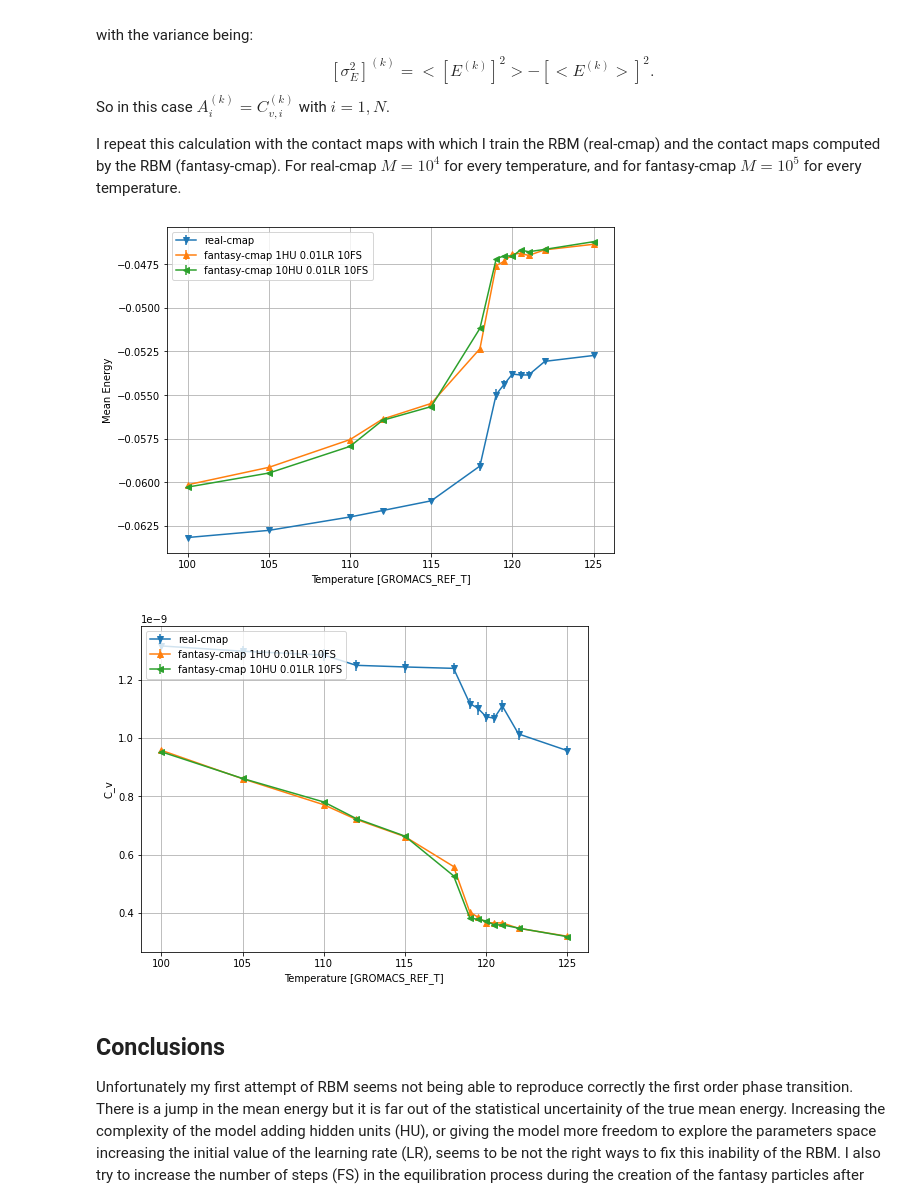
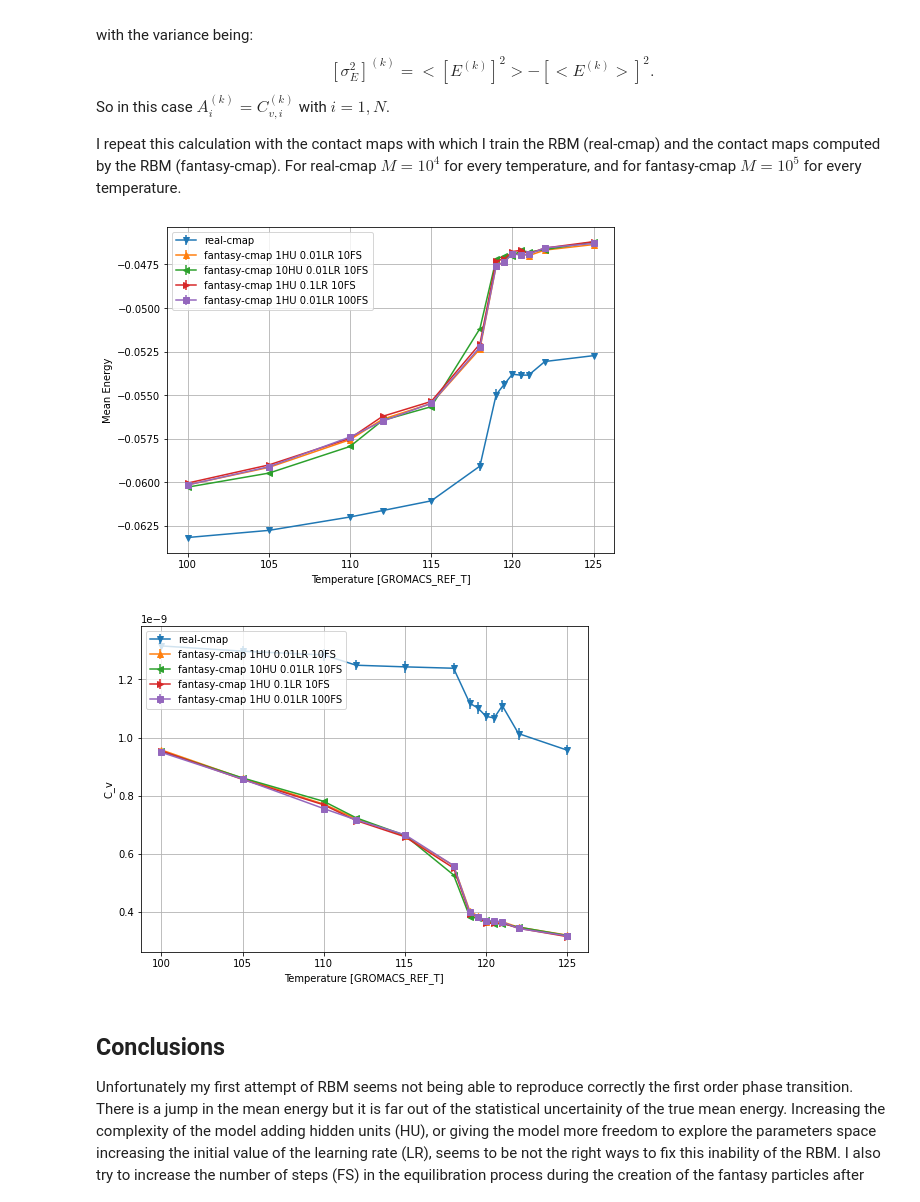
Before and after one commit to mattbona/protein-RBM, a Jupyter notebook: rbm/notebook/Gprotein_rbm.ipynb, the cells around one changed output. Drawn from its saved outputs; the diff is of its cells as text; code cells hidden in the pictures.

```diff
--- a/rbm/notebook/Gprotein_rbm.ipynb
+++ b/rbm/notebook/Gprotein_rbm.ipynb
@@ -356,7 +376,7 @@ I repeat this calculation with the contact maps with which I train the RBM (real
 For real-cmap $M=10^4$ for every temperature, and for fantasy-cmap $M=10^5$ for every temperature.
 # %%
 ### Load vectors with data
-# Real cmap
+# Load real cmap
 real_cmap_results = np.loadtxt("../results/thermodynamic-real-cmap.dat")
 real_cmap_results_sorted = real_cmap_results[real_cmap_results[:,0].argsort()]
 
@@ -366,7 +386,7 @@ real_cmap_std_dev = real_cmap_results_sorted[:,2]
 real_cmap_heat_capacity = real_cmap_results_sorted[:,3]/temperature_real_cmap**2
 real_cmap_std_dev_hc = real_cmap_results_sorted[:,4]/temperature_real_cmap**2
 
-# Fantasy cmap - 1Hidden Unit 0.01 Learning Rate 10 Fantasy steps
+# Load fantasy cmap - 1Hidden Unit 0.01 Learning Rate 10 Fantasy steps
 fantasy_cmap_results_01HiddenUnits = np.loadtxt("../results/01HiddenUnits/thermodynamic-fantasy-cmap.dat")
 fantasy_cmap_results_01HiddenUnits_sorted = fantasy_cmap_results_01HiddenUnits[fantasy_cmap_results_01HiddenUnits[:,0].argsort()]
 
@@ -376,7 +396,7 @@ fantasy_cmap_std_dev_01HiddenUnits = fantasy_cmap_results_01HiddenUnits_sorted[:
 fantasy_cmap_heat_capacity_01HiddenUnits = fantasy_cmap_results_01HiddenUnits_sorted[:,3]/temperature_fantasy_cmap_01HiddenUnits**2
 fantasy_cmap_std_dev_hc_01HiddenUnits = fantasy_cmap_results_01HiddenUnits_sorted[:,4]/temperature_fantasy_cmap_01HiddenUnits**2
 
-# Fantasy cmap - 10 Hidden Unit 0.01 Learning Rate 10 Fantasy steps
+# Load fantasy cmap - 10 Hidden Unit 0.01 Learning Rate 10 Fantasy steps
 fantasy_cmap_results_10HiddenUnits = np.loadtxt("../results/10HiddenUnits/thermodynamic-fantasy-cmap.dat")
 fantasy_cmap_results_10HiddenUnits_sorted = fantasy_cmap_results_10HiddenUnits[fantasy_cmap_results_10HiddenUnits[:,0].argsort()]
 
@@ -385,73 +405,79 @@ fantasy_cmap_mean_energy_10HiddenUnits = -fantasy_cmap_results_10HiddenUnits_sor
 fantasy_cmap_std_dev_10HiddenUnits = fantasy_cmap_results_10HiddenUnits_sorted[:,2]
 fantasy_cmap_heat_capacity_10HiddenUnits = fantasy_cmap_results_10HiddenUnits_sorted[:,3]/temperature_fantasy_cmap_10HiddenUnits**2
 fantasy_cmap_std_dev_hc_10HiddenUnits = fantasy_cmap_results_10HiddenUnits_sorted[:,4]/temperature_fantasy_cmap_10HiddenUnits**2
-'''
-# Fantasy cmap - 1Hidden Unit 0.1 Learning Rate 10 Fantasy steps
-fantasy_cmap_results_0_1LearningRate = np.loadtxt("../results/0_1LearningRate/energy-vs-var-fantasy-cmap.dat")
+
+# Load fantasy cmap - 1Hidden Unit 0.1 Learning Rate 10 Fantasy steps
+fantasy_cmap_results_0_1LearningRate = np.loadtxt("../results/0_1LearningRate/thermodynamic-fantasy-cmap.dat")
 fantasy_cmap_results_0_1LearningRate_sorted = fantasy_cmap_results_0_1LearningRate[fantasy_cmap_results_0_1LearningRate[:,0].argsort()]
 
 temperature_fantasy_cmap_0_1LearningRate = fantasy_cmap_results_0_1LearningRate_sorted[:,0]
 fantasy_cmap_mean_energy_0_1LearningRate = -fantasy_cmap_results_0_1LearningRate_sorted[:,1]
-fantasy_cmap_heat_capacity_0_1LearningRate = fantasy_cmap_results_0_1LearningRate_sorted[:,2]/temperature_fantasy_cmap_0_1LearningRate**2
-fantasy_cmap_std_dev_0_1LearningRate = np.sqrt(fantasy_cmap_results_0_1LearningRate_sorted[:,2])
+fantasy_cmap_std_dev_0_1LearningRate = fantasy_cmap_results_0_1LearningRate_sorted[:,2]
+fantasy_cmap_heat_capacity_0_1LearningRate = fantasy_cmap_results_0_1LearningRate_sorted[:,3]/temperature_fantasy_cmap_0_1LearningRate**2
+fantasy_cmap_std_dev_hc_0_1LearningRate = fantasy_cmap_results_0_1LearningRate_sorted[:,4]/temperature_fantasy_cmap_0_1LearningRate**2
 
-# Fantasy cmap - 1Hidden Unit 0.01 Learning Rate 100 Fantasy steps
-fantasy_cmap_results_100FantasySteps = np.loadtxt("../results/100FantasySteps/energy-vs-var-fantasy-cmap.dat")
+# Load fantasy cmap - 1Hidden Unit 0.01 Learning Rate 100 Fantasy steps
+fantasy_cmap_results_100FantasySteps = np.loadtxt("../results/100FantasySteps/thermodynamic-fantasy-cmap.dat")
 fantasy_cmap_results_100FantasySteps_sorted = fantasy_cmap_results_100FantasySteps[fantasy_cmap_results_100FantasySteps[:,0].argsort()]
 
 temperature_fantasy_cmap_100FantasySteps = fantasy_cmap_results_100FantasySteps_sorted[:,0]
 fantasy_cmap_mean_energy_100FantasySteps = -fantasy_cmap_results_100FantasySteps_sorted[:,1]
-fantasy_cmap_heat_capacity_100FantasySteps = fantasy_cmap_results_100FantasySteps_sorted[:,2]/temperature_fantasy_cmap_100FantasySteps**2
-fantasy_cmap_std_dev_100FantasySteps = np.sqrt(fantasy_cmap_results_100FantasySteps_sorted[:,2])
-'''
+fantasy_cmap_std_dev_100FantasySteps = fantasy_cmap_results_100FantasySteps_sorted[:,2]
+fantasy_cmap_heat_capacity_100FantasySteps = fantasy_cmap_results_100FantasySteps_sorted[:,3]/temperature_fantasy_cmap_100FantasySteps**2
+fantasy_cmap_std_dev_hc_100FantasySteps = fantasy_cmap_results_100FantasySteps_sorted[:,4]/temperature_fantasy_cmap_100FantasySteps**2
+
 ### Plot Mean energy vs temperature
-plt.figure(figsize=(8,6))
-# Real cmap
+plt.figure(figsize=(8,6)) #set figure size
+
+# Plot real cmap
 plt.errorbar(temperature_real_cmap, real_cmap_mean_energy,
              yerr=real_cmap_std_dev,marker='v',label="real-cmap")
-# Fantasy cmap
+# Plot fantasy cmap
 plt.errorbar(temperature_fantasy_cmap_01HiddenUnits, fantasy_cmap_mean_energy_01HiddenUnits,
              yerr=fantasy_cmap_std_dev_01HiddenUnits, marker='^',label="fantasy-cmap 1HU 0.01LR 10FS")
 plt.errorbar(temperature_fantasy_cmap_10HiddenUnits, fantasy_cmap_mean_energy_10HiddenUnits,
              yerr=fantasy_cmap_std_dev_10HiddenUnits, marker='<',label="fantasy-cmap 10HU 0.01LR 10FS")
-#plt.errorbar(temperature_fantasy_cmap_0_1LearningRate, fantasy_cmap_mean_energy_0_1LearningRate,
-#             yerr=fantasy_cmap_std_dev_0_1LearningRate, marker='>',label="fantasy-cmap 1HU 0.1LR 10FS")
-#plt.errorbar(temperature_fantasy_cmap_100FantasySteps, fantasy_cmap_mean_energy_100FantasySteps,
-#             yerr=fantasy_cmap_std_dev_100FantasySteps, marker='s',label="fantasy-cmap 1HU 0.01LR 100FS")
+plt.errorbar(temperature_fantasy_cmap_0_1LearningRate, fantasy_cmap_mean_energy_0_1LearningRate,
+             yerr=fantasy_cmap_std_dev_0_1LearningRate, marker='>',label="fantasy-cmap 1HU 0.1LR 10FS")
+plt.errorbar(temperature_fantasy_cmap_100FantasySteps, fantasy_cmap_mean_energy_100FantasySteps,
+             yerr=fantasy_cmap_std_dev_100FantasySteps, marker='s',label="fantasy-cmap 1HU 0.01LR 100FS")
 
 plt.xlabel('Temperature [GROMACS_REF_T]')
 plt.ylabel('Mean Energy')
 plt.grid(True)
 plt.legend(loc="upper left")
 
 plt.figure(figsize=(8,6)) # New figure for separated plots
 
 ### Plot Heat Capacity vs temperature
 # Real cmap
-#plt.plot(temperature_real_cmap, (real_cmap_std_dev**2)/temperature_real_cmap**2,label="real-cmap",marker='v')
+#plt.plot(temperature_real_cmap, (100*real_cmap_std_dev**2)/temperature_real_cmap**2,
+#         label="real-cmap",marker='v') #using the variance_E calculated over the blocks
 plt.errorbar(temperature_real_cmap, real_cmap_heat_capacity,
              yerr=real_cmap_std_dev_hc, marker='v',label="real-cmap")
 
 # Fantasy cmap
+#plt.plot(temperature_fantasy_cmap_01HiddenUnits,
+#         (100*fantasy_cmap_std_dev_01HiddenUnits**2)/temperature_fantasy_cmap_01HiddenUnits**2,
+#         marker='^',label="fantasy-cmap 1HU 0.01LR 10FS") #using the variance_E calculated over the blocks
 plt.errorbar(temperature_fantasy_cmap_01HiddenUnits, fantasy_cmap_heat_capacity_01HiddenUnits,
              yerr=fantasy_cmap_std_dev_hc_01HiddenUnits, marker='^',label="fantasy-cmap 1HU 0.01LR 10FS")
 plt.errorbar(temperature_fantasy_cmap_10HiddenUnits, fantasy_cmap_heat_capacity_10HiddenUnits,
              yerr=fantasy_cmap_std_dev_hc_10HiddenUnits, marker='<',label="fantasy-cmap 10HU 0.01LR 10FS")
-'''
-plt.plot(temperature_fantasy_cmap_0_1LearningRate, fantasy_cmap_heat_capacity_0_1LearningRate,
-         label="fantasy-cmap 1HU 0.1LR 10FS",marker='<')
-plt.plot(temperature_fantasy_cmap_100FantasySteps, fantasy_cmap_heat_capacity_100FantasySteps,
-         label="fantasy-cmap 1HU 0.01LR 100FS",marker='s')
-'''
+plt.errorbar(temperature_fantasy_cmap_0_1LearningRate, fantasy_cmap_heat_capacity_0_1LearningRate,
+             yerr=fantasy_cmap_std_dev_hc_0_1LearningRate, marker='>',label="fantasy-cmap 1HU 0.1LR 10FS")
+plt.errorbar(temperature_fantasy_cmap_100FantasySteps, fantasy_cmap_heat_capacity_100FantasySteps,
+             yerr=fantasy_cmap_std_dev_hc_100FantasySteps, marker='s',label="fantasy-cmap 1HU 0.01LR 100FS")
+
 plt.xlabel('Temperature [GROMACS_REF_T]')
 plt.ylabel('C_v')
 plt.grid(True)
 plt.legend(loc="upper left")
 
 plt.show()
 # %% [output]
-[figure, old version]
+[figure, new version]
-[figure, old version]
+[figure, new version]
 # %% [markdown]
 ## Conclusions
 
```
Also changed, not shown: parts of 2 cells of this notebook.
